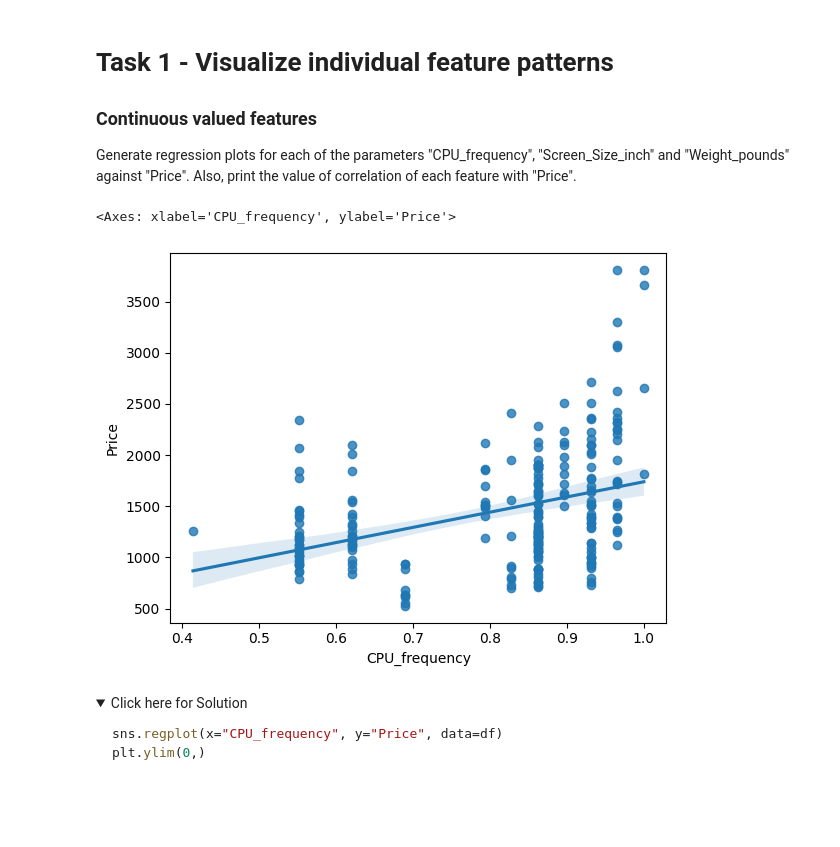
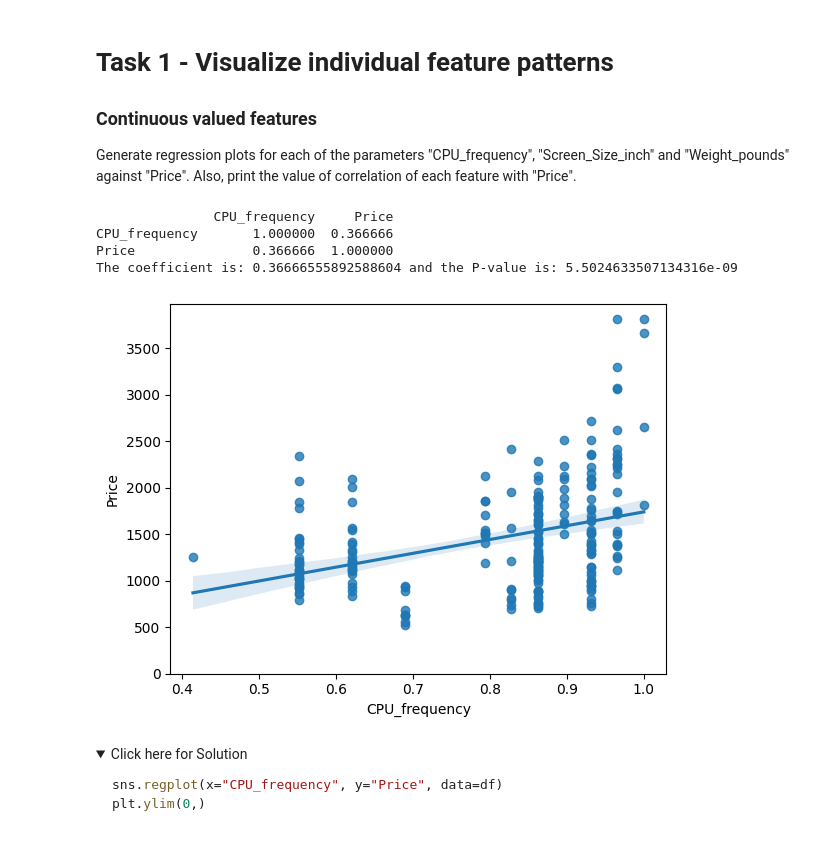
Before and after one commit to beekvangg/testgithub, a Jupyter notebook: Data-analysis-with-python-lab6.ipynb, the cells around one changed output. Saved outputs shown, nothing was run; the diff lists cells and outputs as text; code cells hidden in the pictures; folded sections open; blank space fills up the shorter version.

```diff
--- a/Data-analysis-with-python-lab6.ipynb
+++ b/Data-analysis-with-python-lab6.ipynb
@@ -97,10 +97,18 @@ Generate regression plots for each of the parameters "CPU_frequency", "Screen_Si
 # %%
 # Write your code below and press Shift+Enter to execute
 # CPU_frequency plot
 sns.regplot(x="CPU_frequency", y="Price", data=df)
+plt.ylim(0,)
+
+print(df[["CPU_frequency", "Price"]].corr())
+coeff, p_value = stats.pearsonr(df["CPU_frequency"], df["Price"])
+print(f"The coefficient is: {coeff} and the P-value is: {p_value}")
 # %% [output]
-<Axes: xlabel='CPU_frequency', ylabel='Price'>
+               CPU_frequency     Price
+CPU_frequency       1.000000  0.366666
+Price               0.366666  1.000000
+The coefficient is: 0.36666555892588604 and the P-value is: 5.5024633507134316e-09
-[figure, old version]
+[figure, new version]
 # %% [markdown]
 <details>
     <summary>Click here for Solution</summary>
```
Also changed, not shown: parts of 10 cells of this notebook, 1 other file.
